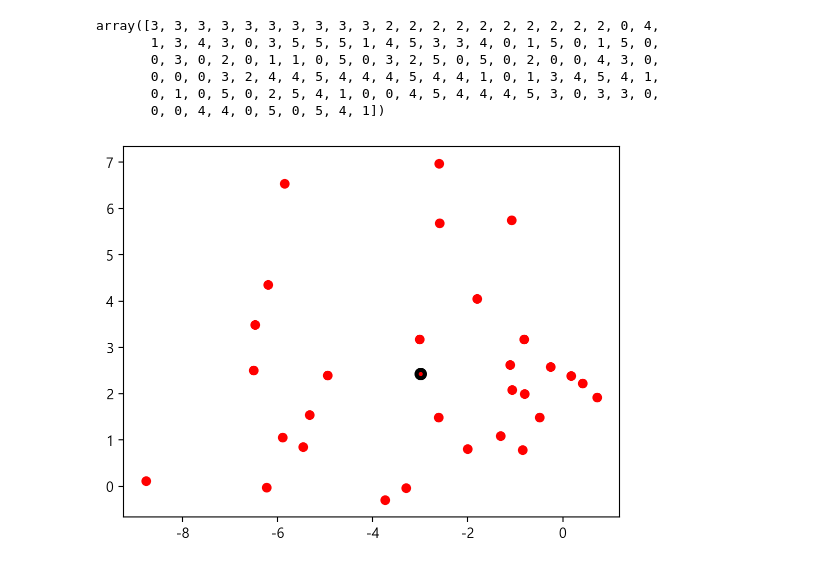
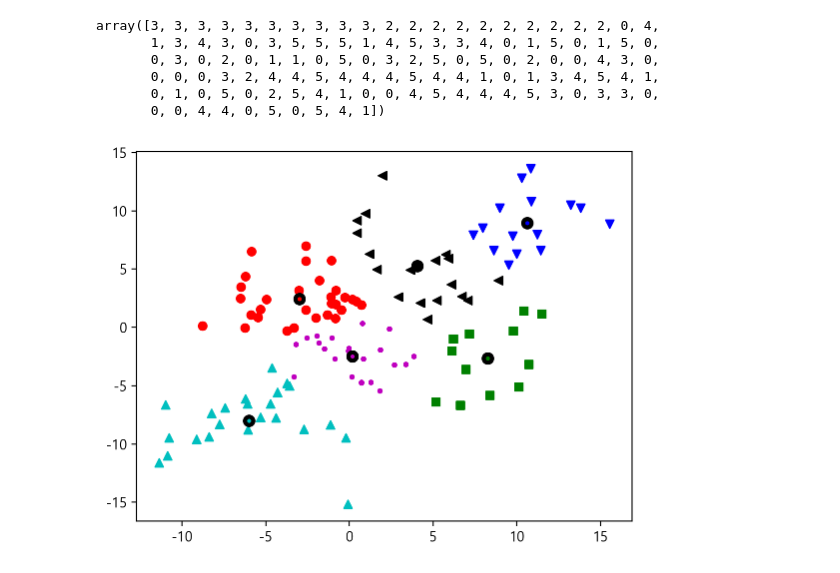
Before and after one commit to yisy0703/ai, a Jupyter notebook: source/13_MachineLearning/2장_군집분석.ipynb, the cells around one changed output. Drawn from its saved outputs; the diff is of its cells as text; code cells hidden in the pictures.

```diff
--- a/source/13_MachineLearning/2장_군집분석.ipynb
+++ b/source/13_MachineLearning/2장_군집분석.ipynb
@@ -326,9 +326,9 @@ array([3, 3, 3, 3, 3, 3, 3, 3, 3, 3, 2, 2, 2, 2, 2, 2, 2, 2, 2, 2, 0, 4,
        0, 0, 4, 4, 0, 5, 0, 5, 4, 1])
 # %%
 for i, c in enumerate(centers):
-    if i == 0:
+    if i in (0, 1, 2, 3, 4, 5):
         plt.scatter(x=data[model.labels_==i,0], y=data[model.labels_==i,1],
                    c=colors[i], marker=markers[i])
         plt.scatter(x=c[0], y=c[1], c=colors[i], lw=3, edgecolors='k')
 # %% [output]
-[figure, old version]
+[figure, new version]
```
Also changed, not shown: parts of 15 cells of this notebook, 1 other file.
